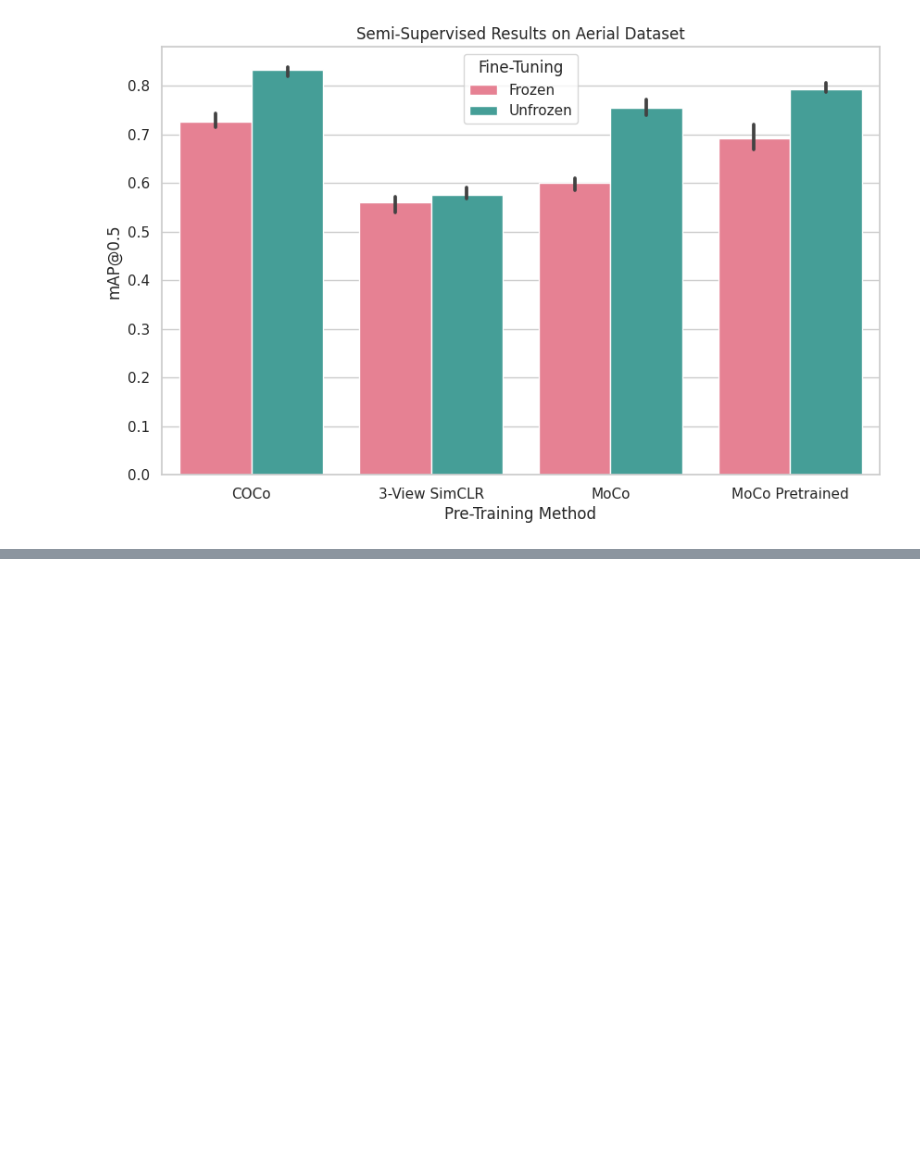
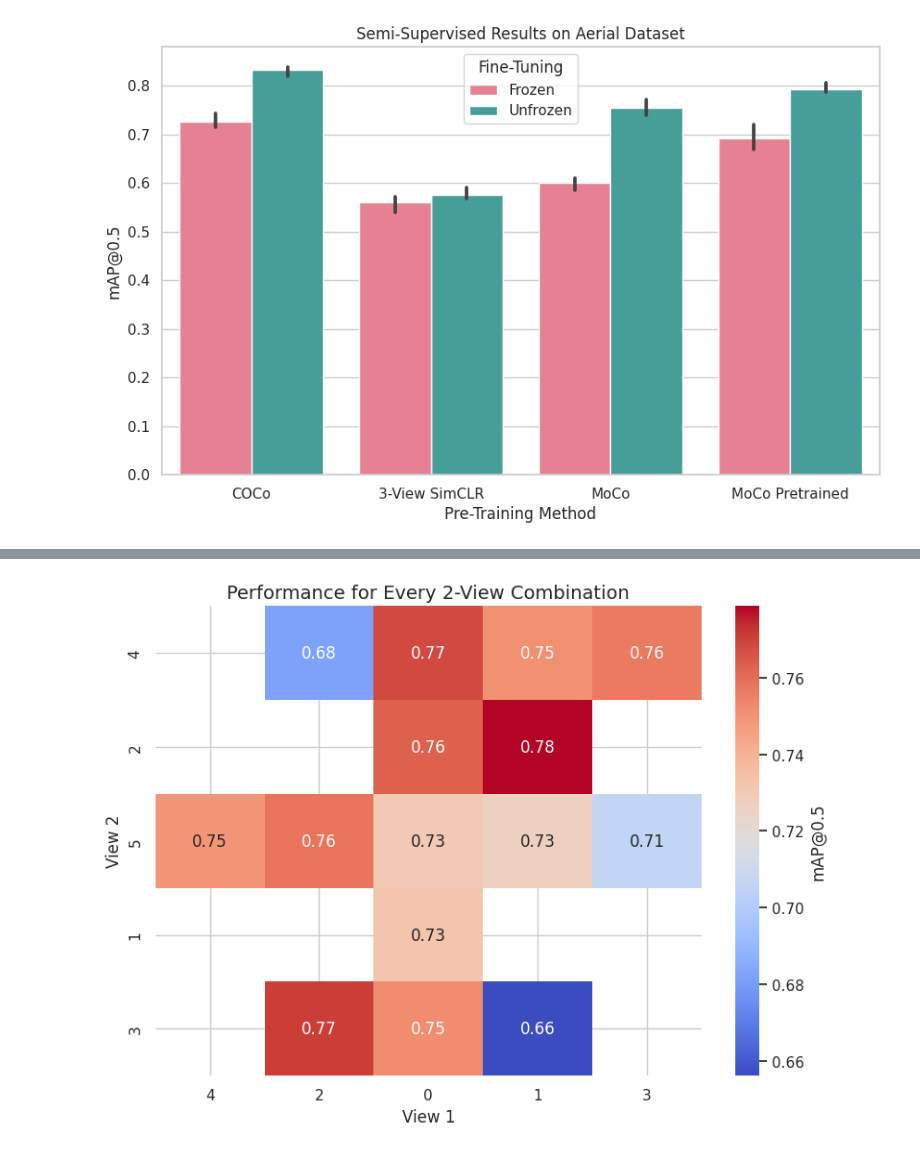
Before and after one commit to UGA-BSAIL/self-supervised-learning, a Jupyter notebook: notebooks/generate_figures.ipynb, the cells around one changed output, grey strips where cells are left out. Saved outputs shown, nothing was run; the diff lists cells and outputs as text; code cells hidden in the pictures; blank space fills up the shorter version.

```diff
--- a/notebooks/generate_figures.ipynb
+++ b/notebooks/generate_figures.ipynb
@@ -755,3 +755,12 @@ plt.show()
 # %% [output]
 [interactive output not drawn]
 [figure]
+# %%
+# Multi-view boll data
+import pandas as pd
+import numpy as np
+
+multi_view_data = pd.read_excel("Multi-View Model Performance.xlsx")
+# Compute distances.
+multi_view_data["dist"] = np.linalg.norm(multi_view_data[["dX", "dY", "dZ"]], axis=1)
+multi_view_data
@@ -757,0 +839,32 @@ plt.show()
+# %%
+# Step 1: Specify the custom order for View 1 and View 2
+camera_order = [4, 2, 0, 5, 1, 3]  # Order of the cameras around the frame.
+
+# Step 2: Convert the columns to a categorical type with the specified order
+multi_view_data['View 1'] = pd.Categorical(multi_view_data['View 1'], categories=camera_order, ordered=True)
+multi_view_data['View 2'] = pd.Categorical(multi_view_data['View 2'], categories=camera_order, ordered=True)
+
+# Step 3: Pivot the data to create a matrix for the heatmap
+heatmap_data = multi_view_data.pivot_table(
+    index='View 2', columns='View 1', values='mAP 0.5', aggfunc='mean'
+)
+
+# Step 4: Create the heatmap
+plt.figure(figsize=(8, 6))
+sns.heatmap(
+    heatmap_data,
+    annot=True,  # Annotate cells with data values
+    fmt=".2f",   # Format for the annotations
+    cmap="coolwarm",  # Colormap
+    cbar_kws={'label': 'mAP@0.5'}  # Label for the color bar
+)
+
+# Step 5: Customize the plot
+plt.xlabel('View 1', fontsize=12)
+plt.ylabel('View 2', fontsize=12)
+plt.title('Performance for Every 2-View Combination', fontsize=14)
+plt.tight_layout()
+
+# Show the plot
+plt.show()
+# %% [output]
@@ -757,0 +872 @@ plt.show()
+[figure, added]
```
Also changed, not shown: parts of 3 cells of this notebook, 3 other files.
